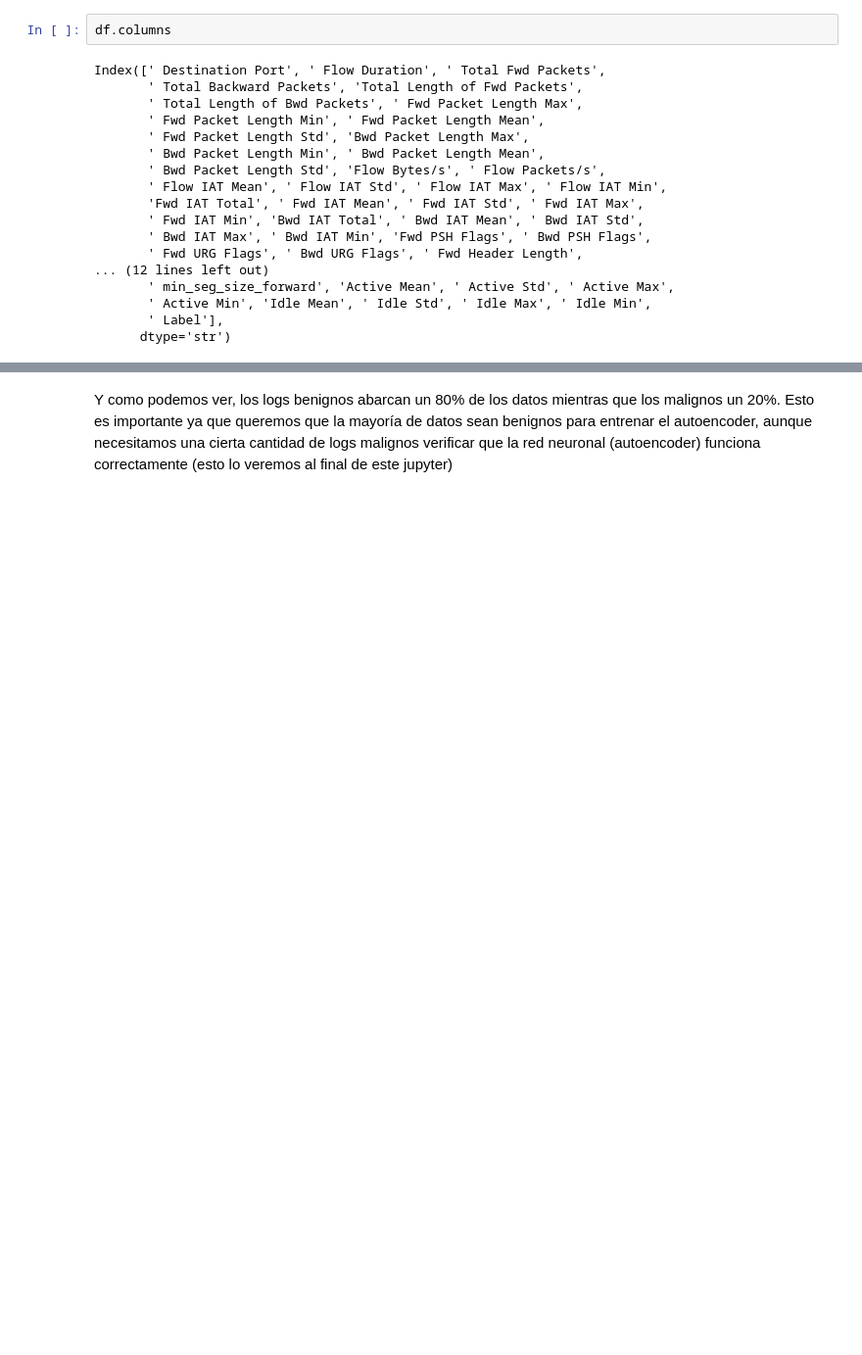
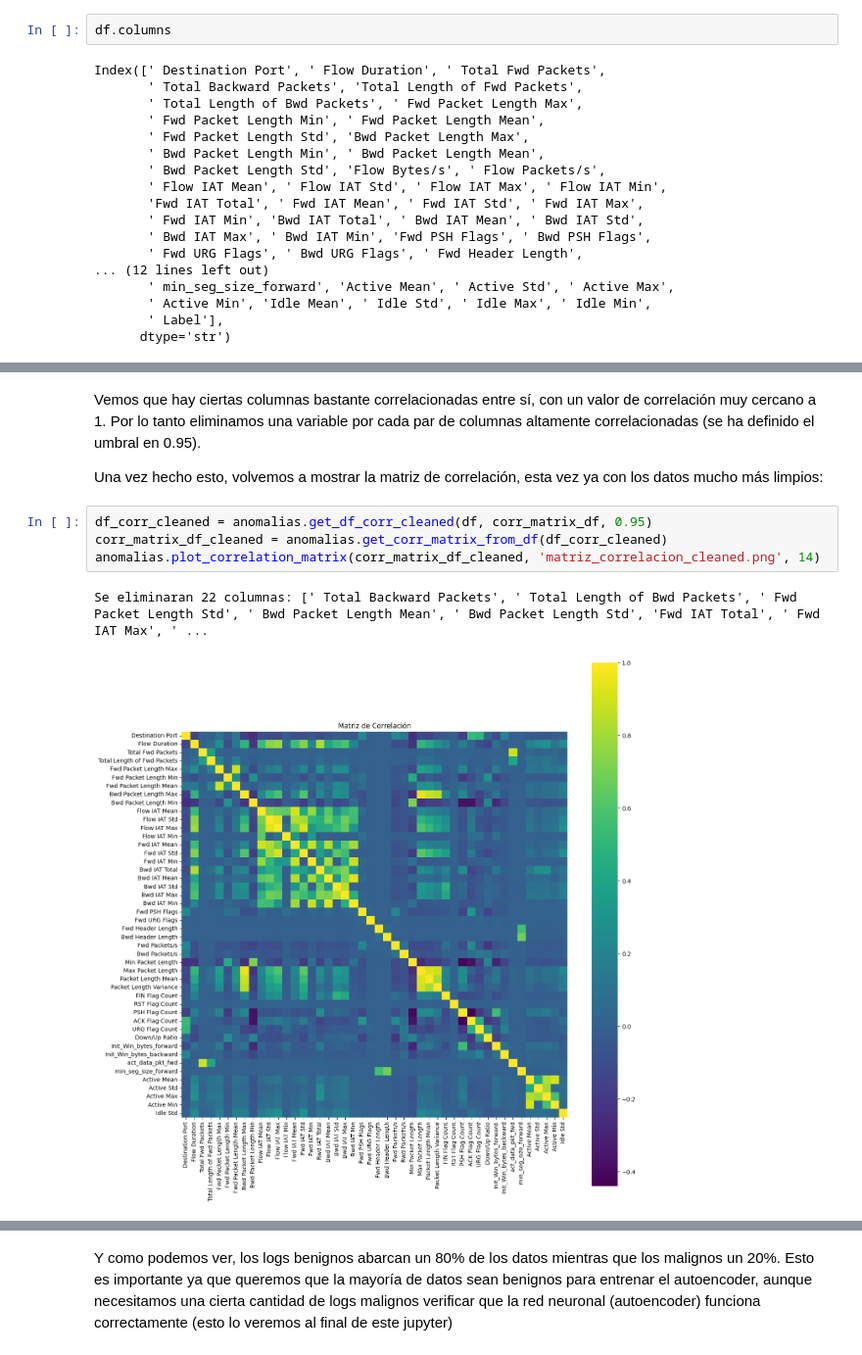
Before and after one commit to rnoguer22/AnomaliasTFG, a Jupyter notebook: code/anomalias.ipynb, the cells around one changed output, grey strips where cells are left out. Shown at 98% size. Saved outputs shown, nothing was run; the diff lists cells and outputs as text; blank space fills up the shorter version.

```diff
--- a/code/anomalias.ipynb
+++ b/code/anomalias.ipynb
@@ -56,0 +64,11 @@ Index([' Destination Port', ' Flow Duration', ' Total Fwd Packets',
+# %% [markdown]
+Vemos que hay ciertas columnas bastante correlacionadas entre sí, con un valor de correlación muy cercano a 1. Por lo tanto eliminamos una variable por cada par de columnas altamente correlacionadas (se ha definido el umbral en 0.95).
+
+Una vez hecho esto, volvemos a mostrar la matriz de correlación, esta vez ya con los datos mucho más limpios:
+# %%
+df_corr_cleaned = anomalias.get_df_corr_cleaned(df, corr_matrix_df, 0.95)
+corr_matrix_df_cleaned = anomalias.get_corr_matrix_from_df(df_corr_cleaned)
+anomalias.plot_correlation_matrix(corr_matrix_df_cleaned, 'matriz_correlacion_cleaned.png', 14)
+# %% [output]
+Se eliminaran 22 columnas: [' Total Backward Packets', ' Total Length of Bwd Packets', ' Fwd Packet Length Std', ' Bwd Packet Length Mean', ' Bwd Packet Length Std', 'Fwd IAT Total', ' Fwd IAT Max', ' ...
+[figure, added]
```
Also changed, not shown: parts of 13 cells of this notebook, 5 other files.
